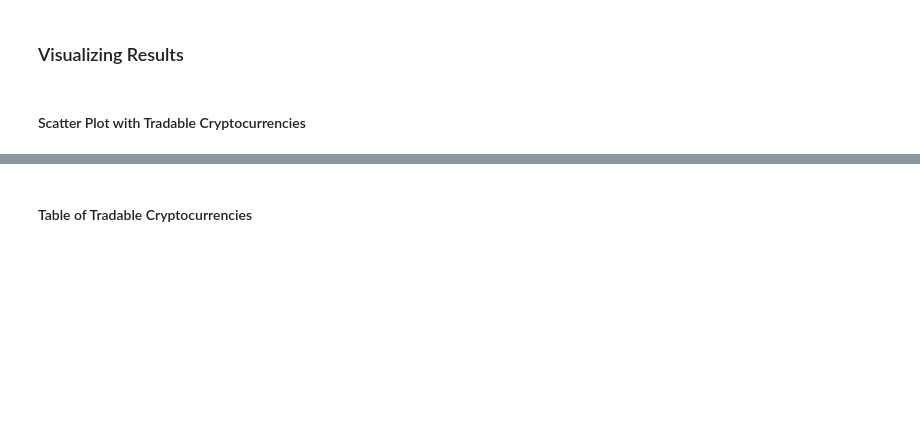
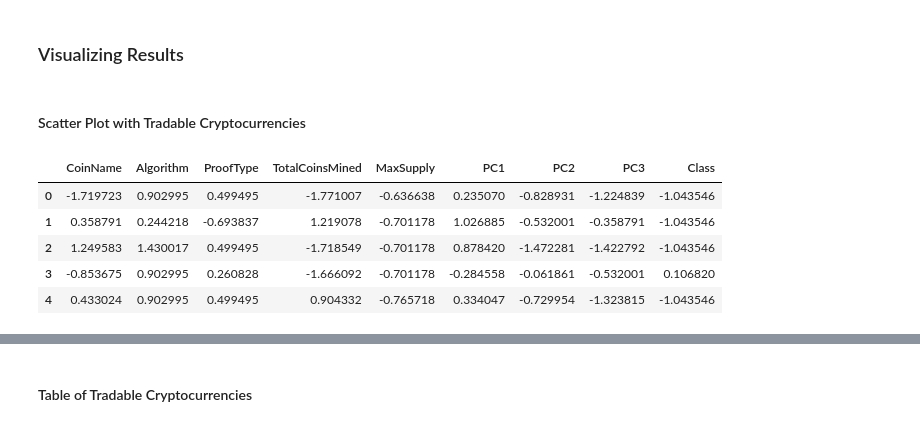
Before and after one commit to adamgulyas/cloud-unsupervised-learning, a Jupyter notebook: crypto_clustering.ipynb, the cells around one changed output, grey strips where cells are left out. Saved outputs shown, nothing was run; the diff lists cells and outputs as text; code cells hidden in the pictures; blank space fills up the shorter version.

```diff
--- a/crypto_clustering.ipynb
+++ b/crypto_clustering.ipynb
@@ -206,7 +193,16 @@ clustered_df.head()
 #### Scatter Plot with Tradable Cryptocurrencies
 # %%
 # Scale data to create the scatter plot
-clustered_encoded = pd.get_dummies(clustered_df)
+clustered_encoded = OrdinalEncoder().fit_transform(clustered_df)
 clustered_scaled = StandardScaler().fit_transform(clustered_encoded)
+new_df = pd.DataFrame(data=clustered_scaled, columns=clustered_df.columns)
+new_df.head()
+# %% [output]
+|  | CoinName | Algorithm | ProofType | TotalCoinsMined | MaxSupply | PC1 | PC2 | PC3 | Class |
+| 0 | -1.719723 | 0.902995 | 0.499495 | -1.771007 | -0.636638 | 0.235070 | -0.828931 | -1.224839 | -1.043546 |
+| 1 | 0.358791 | 0.244218 | -0.693837 | 1.219078 | -0.701178 | 1.026885 | -0.532001 | -0.358791 | -1.043546 |
+| 2 | 1.249583 | 1.430017 | 0.499495 | -1.718549 | -0.701178 | 0.878420 | -1.472281 | -1.422792 | -1.043546 |
+| 3 | -0.853675 | 0.902995 | 0.260828 | -1.666092 | -0.701178 | -0.284558 | -0.061861 | -0.532001 | 0.106820 |
+| 4 | 0.433024 | 0.902995 | 0.499495 | 0.904332 | -0.765718 | 0.334047 | -0.729954 | -1.323815 | -1.043546 |
 # %%
 # Plot the scatter with x="TotalCoinsMined" and y="MaxSupply"
```
Also changed, not shown: parts of 14 cells of this notebook.
